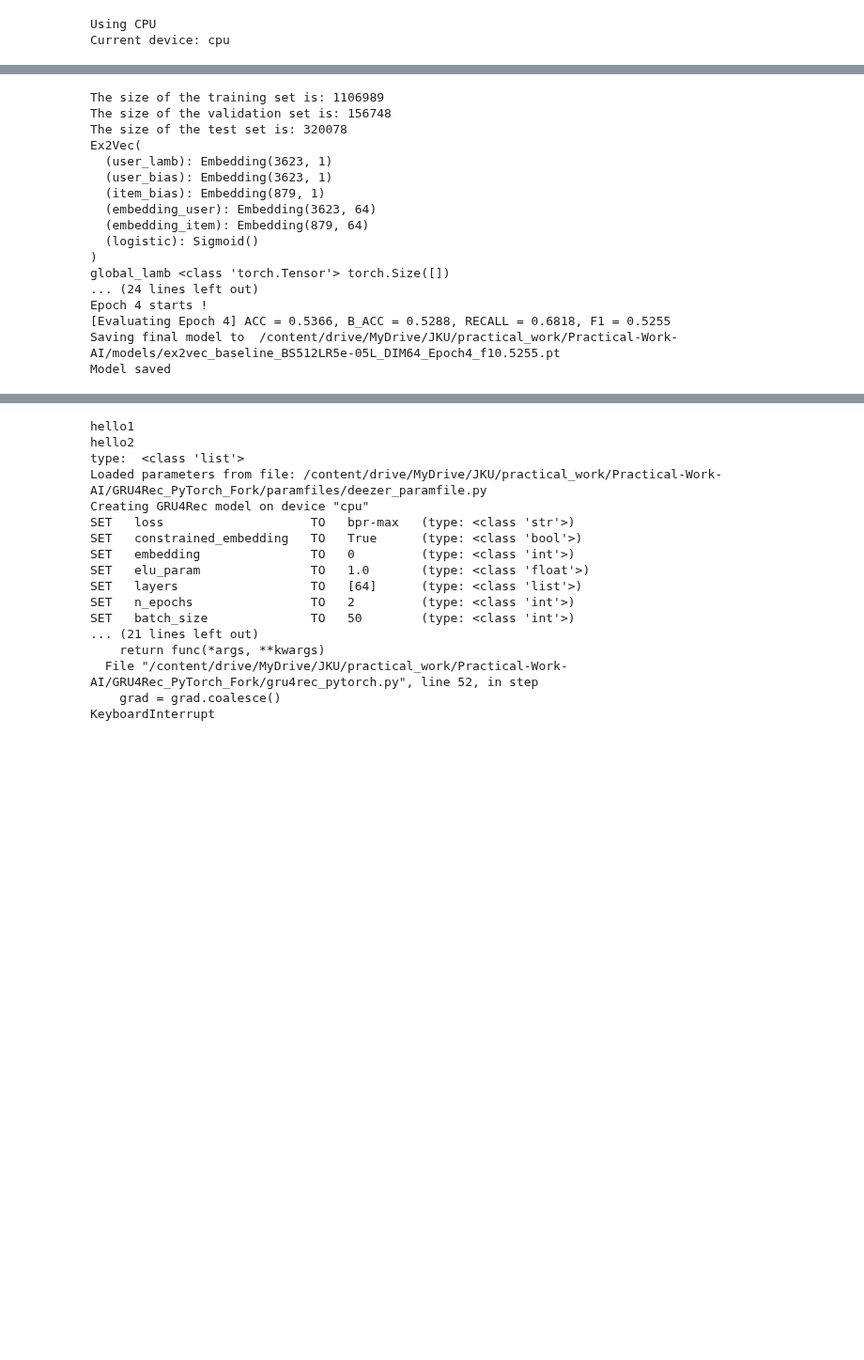
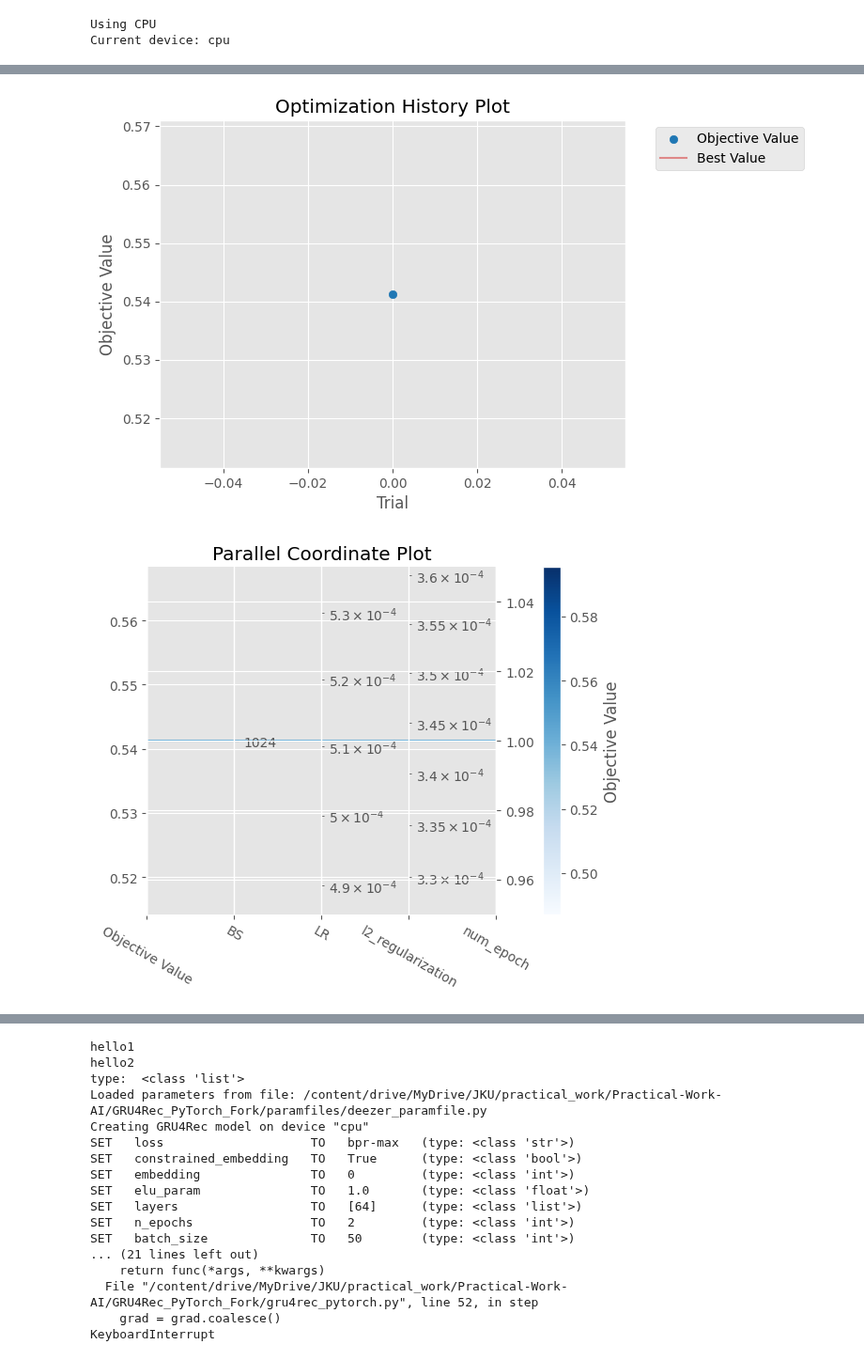
Before and after one commit to Laura-Legat/Practical-Work-AI, a Jupyter notebook: Practical_work_final.ipynb, the cells around one changed output, grey strips where cells are left out. Shown at 94% size. Drawn from its saved outputs; the diff is of its cells as text; code cells hidden in the pictures; blank space fills up the shorter version.

Commit message:
Finished unification of hyperparameter optimization + bug fixing

```diff
--- a/Practical_work_final.ipynb
+++ b/Practical_work_final.ipynb
@@ -113,0 +110,30 @@ PRIMARY METRIC: 0.2841336083529205
+# %%
+# visualize optuna results
+# Load study from pickle file
+with open('/content/drive/MyDrive/JKU/practical_work/Practical-Work-AI/optim/optuna_study.pkl', 'rb') as f:
+    study = pickle.load(f)
+
+# Load trials data from CSV
+trials_df = pd.read_csv('/content/drive/MyDrive/JKU/practical_work/Practical-Work-AI/optim/optuna_vis.csv')
+
+# Optuna visualizations
+optuna.visualization.matplotlib.plot_optimization_history(study)
+plt.show()
+
+#optuna.visualization.matplotlib.plot_param_importances(study)
+#plt.show()
+
+optuna.visualization.matplotlib.plot_parallel_coordinate(study)
+plt.show()
+
+optuna.visualization.matplotlib.plot_slice(study)
+plt.show()
+
+optuna.visualization.matplotlib.plot_edf(study)
+plt.show()
+
+# Display the trials DataFrame
+display(trials_df)
+# %% [output]
+[figure, added]
+[figure, added]
@@ -117,22 +147,6 @@ param_file_path = '/content/drive/MyDrive/JKU/practical_work/Practical-Work-AI/G
 assert os.path.isfile(param_file_path), f'Parameter file not found at {param_file_path}'
 # %%
 # train baseline Ex2Vec with Ex2Vec item embeddings, without hyperparameter tuning
+importlib.reload(data_sampler)
+
 !python /content/drive/MyDrive/JKU/practical_work/Practical-Work-AI/train.py
-# %% [output]
-The size of the training set is: 1106989
-The size of the validation set is: 156748
-The size of the test set is: 320078
-Ex2Vec(
-  (user_lamb): Embedding(3623, 1)
-  (user_bias): Embedding(3623, 1)
-  (item_bias): Embedding(879, 1)
-  (embedding_user): Embedding(3623, 64)
-  (embedding_item): Embedding(879, 64)
-  (logistic): Sigmoid()
-)
-global_lamb <class 'torch.Tensor'> torch.Size([])
-... (24 lines left out)
-Epoch 4 starts !
-[Evaluating Epoch 4] ACC = 0.5366, B_ACC = 0.5288, RECALL = 0.6818, F1 = 0.5255
-Saving final model to  /content/drive/MyDrive/JKU/practical_work/Practical-Work-AI/models/ex2vec_baseline_BS512LR5e-05L_DIM64_Epoch4_f10.5255.pt
-Model saved
```
Also changed, not shown: parts of 10 cells of this notebook, 4 other files.
